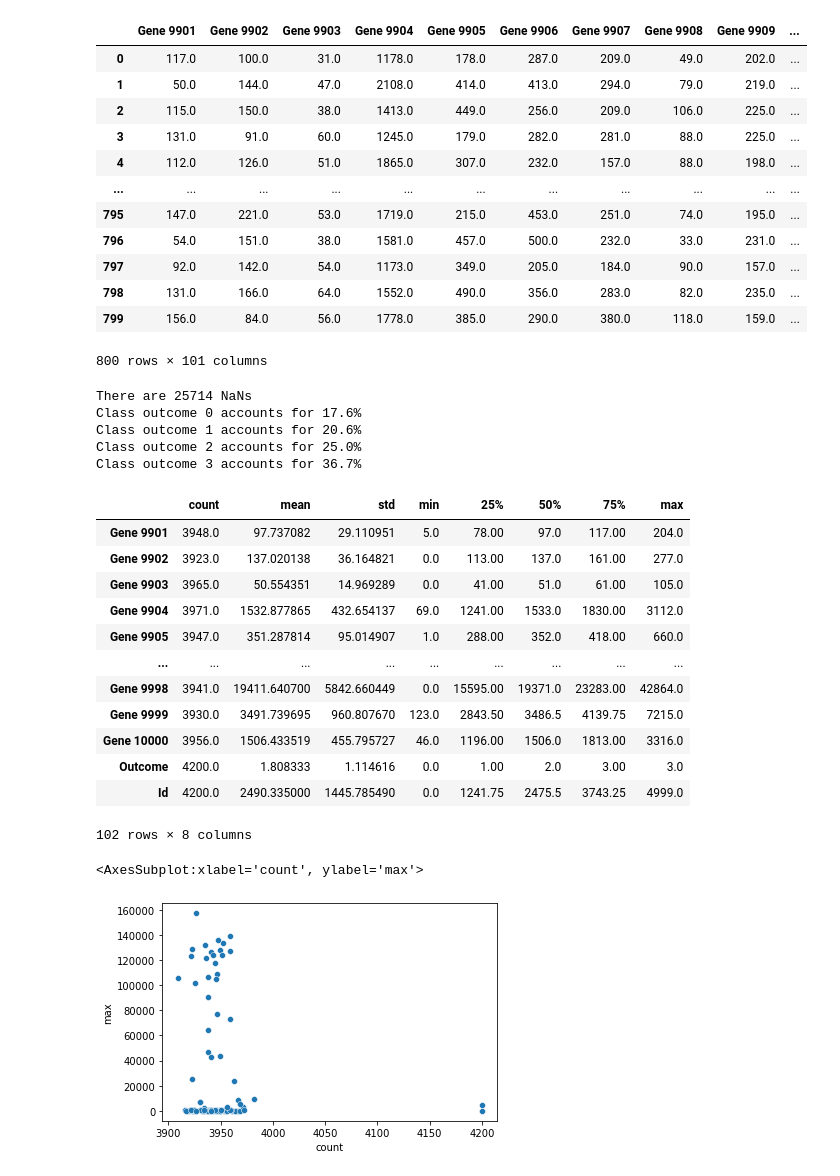
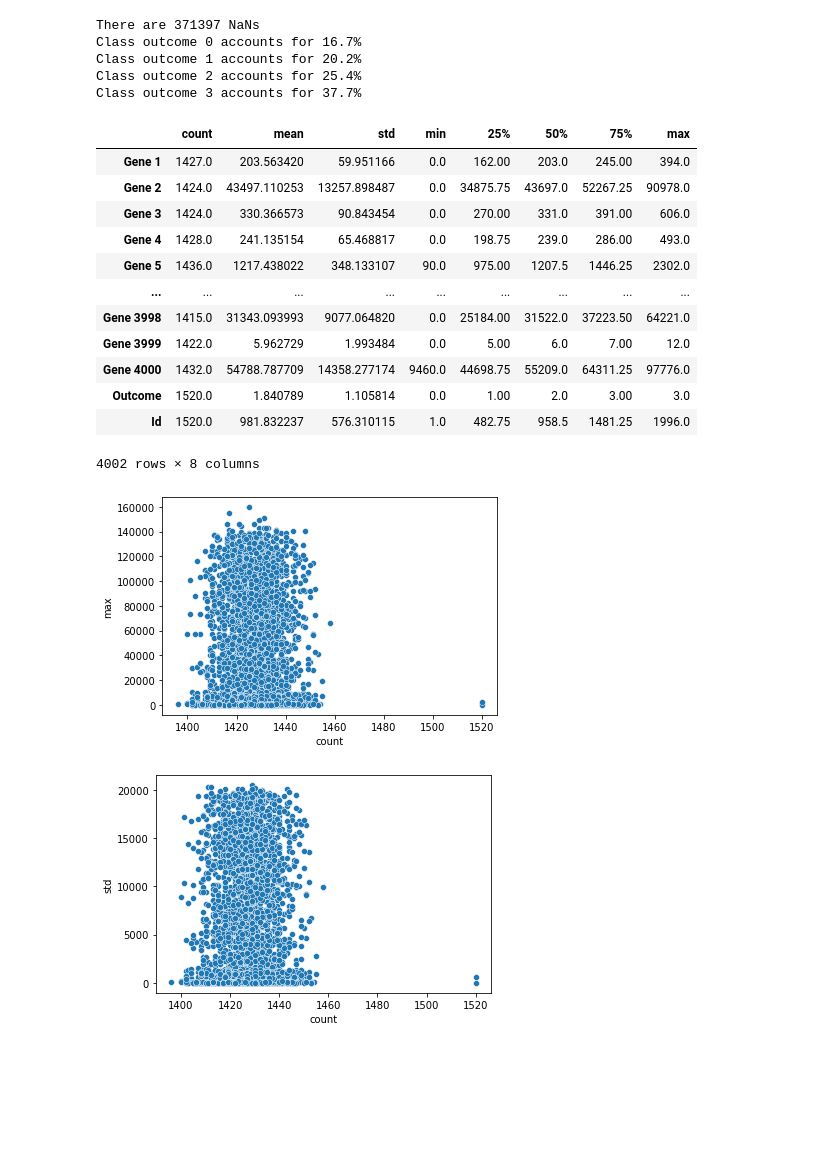
Before and after one commit to danielvh8/Basic_ML_Project, a Jupyter notebook: Daniels Delirium.ipynb, the cells around one changed output. Saved outputs shown, nothing was run; the diff lists cells and outputs as text; code cells hidden in the pictures; blank space fills up the shorter version.

```diff
--- a/Daniels Delirium.ipynb
+++ b/Daniels Delirium.ipynb
@@ -10,54 +24,46 @@ testData = pd.read_csv("Data/test.csv")
 trainDataSmall = trainData[trainData.columns[9900:10002]]
 testDataSmall = testData[testData.columns[9900:10001]]
 
-trainDataClass = trainData["Outcome"]
-trainDataIds = trainData["Id"]
-trainDataFeatures = trainData.drop(columns = ["Outcome", "Id"])
+train_df = trainData
+test_df = testData
 
-testDataIds = testData["Id"]
-testDataFeatures = testData.drop(columns = ["Id"])
+trainDataClass = train_df["Outcome"]
+trainDataIds = train_df["Id"]
+trainDataFeatures = train_df.drop(columns = ["Outcome", "Id"])
+
+testDataIds = test_df["Id"]
+testDataFeatures = test_df.drop(columns = ["Id"])
-# %% [output]
-|  | Gene 9901 | Gene 9902 | Gene 9903 | Gene 9904 | Gene 9905 | Gene 9906 | Gene 9907 | Gene 9908 | Gene 9909 | ... |
-| 0 | 117.0 | 100.0 | 31.0 | 1178.0 | 178.0 | 287.0 | 209.0 | 49.0 | 202.0 | ... |
-| 1 | 50.0 | 144.0 | 47.0 | 2108.0 | 414.0 | 413.0 | 294.0 | 79.0 | 219.0 | ... |
-| 2 | 115.0 | 150.0 | 38.0 | 1413.0 | 449.0 | 256.0 | 209.0 | 106.0 | 225.0 | ... |
-| 3 | 131.0 | 91.0 | 60.0 | 1245.0 | 179.0 | 282.0 | 281.0 | 88.0 | 225.0 | ... |
-| 4 | 112.0 | 126.0 | 51.0 | 1865.0 | 307.0 | 232.0 | 157.0 | 88.0 | 198.0 | ... |
-| ... | ... | ... | ... | ... | ... | ... | ... | ... | ... | ... |
-| 795 | 147.0 | 221.0 | 53.0 | 1719.0 | 215.0 | 453.0 | 251.0 | 74.0 | 195.0 | ... |
-| 796 | 54.0 | 151.0 | 38.0 | 1581.0 | 457.0 | 500.0 | 232.0 | 33.0 | 231.0 | ... |
-| 797 | 92.0 | 142.0 | 54.0 | 1173.0 | 349.0 | 205.0 | 184.0 | 90.0 | 157.0 | ... |
-| 798 | 131.0 | 166.0 | 64.0 | 1552.0 | 490.0 | 356.0 | 283.0 | 82.0 | 235.0 | ... |
-| 799 | 156.0 | 84.0 | 56.0 | 1778.0 | 385.0 | 290.0 | 380.0 | 118.0 | 159.0 | ... |
-800 rows × 101 columns
 # %%
 # exercise 2
 
-print(f"There are {trainDataSmall.isna().sum().sum()} NaNs")
-outcomes = trainDataSmall["Outcome"]
+print(f"There are {trainData.isna().sum().sum()} NaNs")
+outcomes = trainData["Outcome"]
 for i in range(4):
-   print(f"Class outcome {i} accounts for {(outcomes == i).sum()/len(trainDataSmall)*100:.1f}%")
-summary = trainDataSmall.describe()
+   print(f"Class outcome {i} accounts for {(outcomes == i).sum()/len(trainData)*100:.1f}%")
+summary = trainData.describe()
 display(summary.T)
 sns.scatterplot(data = summary.T, x = "count", y = "max")
+plt.show()
+sns.scatterplot(data = summary.T, x = "count", y = "std")
+plt.show()
 # %% [output]
-There are 25714 NaNs
-Class outcome 0 accounts for 17.6%
-Class outcome 1 accounts for 20.6%
-Class outcome 2 accounts for 25.0%
-Class outcome 3 accounts for 36.7%
+There are 371397 NaNs
+Class outcome 0 accounts for 16.7%
+Class outcome 1 accounts for 20.2%
+Class outcome 2 accounts for 25.4%
+Class outcome 3 accounts for 37.7%
 |  | count | mean | std | min | 25% | 50% | 75% | max |
-| Gene 9901 | 3948.0 | 97.737082 | 29.110951 | 5.0 | 78.00 | 97.0 | 117.00 | 204.0 |
-| Gene 9902 | 3923.0 | 137.020138 | 36.164821 | 0.0 | 113.00 | 137.0 | 161.00 | 277.0 |
-| Gene 9903 | 3965.0 | 50.554351 | 14.969289 | 0.0 | 41.00 | 51.0 | 61.00 | 105.0 |
-| Gene 9904 | 3971.0 | 1532.877865 | 432.654137 | 69.0 | 1241.00 | 1533.0 | 1830.00 | 3112.0 |
-| Gene 9905 | 3947.0 | 351.287814 | 95.014907 | 1.0 | 288.00 | 352.0 | 418.00 | 660.0 |
+| Gene 1 | 1427.0 | 203.563420 | 59.951166 | 0.0 | 162.00 | 203.0 | 245.00 | 394.0 |
+| Gene 2 | 1424.0 | 43497.110253 | 13257.898487 | 0.0 | 34875.75 | 43697.0 | 52267.25 | 90978.0 |
+| Gene 3 | 1424.0 | 330.366573 | 90.843454 | 0.0 | 270.00 | 331.0 | 391.00 | 606.0 |
+| Gene 4 | 1428.0 | 241.135154 | 65.468817 | 0.0 | 198.75 | 239.0 | 286.00 | 493.0 |
+| Gene 5 | 1436.0 | 1217.438022 | 348.133107 | 90.0 | 975.00 | 1207.5 | 1446.25 | 2302.0 |
 | ... | ... | ... | ... | ... | ... | ... | ... | ... |
-| Gene 9998 | 3941.0 | 19411.640700 | 5842.660449 | 0.0 | 15595.00 | 19371.0 | 23283.00 | 42864.0 |
-| Gene 9999 | 3930.0 | 3491.739695 | 960.807670 | 123.0 | 2843.50 | 3486.5 | 4139.75 | 7215.0 |
-| Gene 10000 | 3956.0 | 1506.433519 | 455.795727 | 46.0 | 1196.00 | 1506.0 | 1813.00 | 3316.0 |
-| Outcome | 4200.0 | 1.808333 | 1.114616 | 0.0 | 1.00 | 2.0 | 3.00 | 3.0 |
-| Id | 4200.0 | 2490.335000 | 1445.785490 | 0.0 | 1241.75 | 2475.5 | 3743.25 | 4999.0 |
+| Gene 3998 | 1415.0 | 31343.093993 | 9077.064820 | 0.0 | 25184.00 | 31522.0 | 37223.50 | 64221.0 |
+| Gene 3999 | 1422.0 | 5.962729 | 1.993484 | 0.0 | 5.00 | 6.0 | 7.00 | 12.0 |
+| Gene 4000 | 1432.0 | 54788.787709 | 14358.277174 | 9460.0 | 44698.75 | 55209.0 | 64311.25 | 97776.0 |
+| Outcome | 1520.0 | 1.840789 | 1.105814 | 0.0 | 1.00 | 2.0 | 3.00 | 3.0 |
+| Id | 1520.0 | 981.832237 | 576.310115 | 1.0 | 482.75 | 958.5 | 1481.25 | 1996.0 |
-102 rows × 8 columns
+4002 rows × 8 columns
-<AxesSubplot:xlabel='count', ylabel='max'>
-[figure, old version]
+[figure, new version]
+[figure, added]
```
Also changed, not shown: parts of 10 cells of this notebook.
